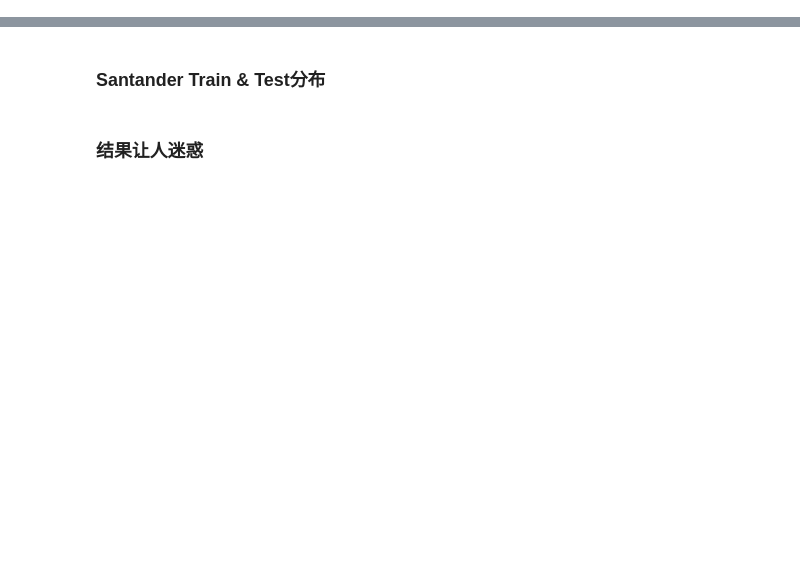
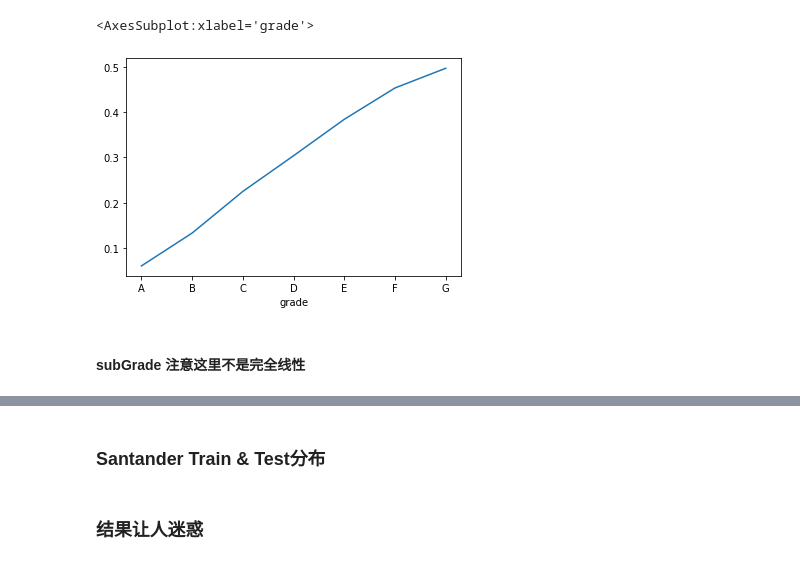
Before and after one commit to elsieyin/FengKo, a Jupyter notebook: EDA/myeda.ipynb, the cells around one changed output, grey strips where cells are left out. Cells and saved outputs as stored; diff of their text form; code cells hidden in the pictures; blank space fills up the shorter version.

```diff
--- a/EDA/myeda.ipynb
+++ b/EDA/myeda.ipynb
@@ -63,0 +127,12 @@ train['isDefault'].value_counts().sort_index().plot(kind = 'bar')
+# %%
+a0 = train.loc[train['isDefault']==1]
+b0 = a0.groupby('grade')['grade'].count()
+c0 = train.groupby('grade')['grade'].count()
+p0 = b0/c0
+# %%
+sns.lineplot(p0.index, p0.values)
+# %% [output]
+<AxesSubplot:xlabel='grade'>
+[figure, added]
+# %% [markdown]
+#### subGrade 注意这里不是完全线性
```
Also changed, not shown: parts of 35 cells of this notebook, 3 other files.
